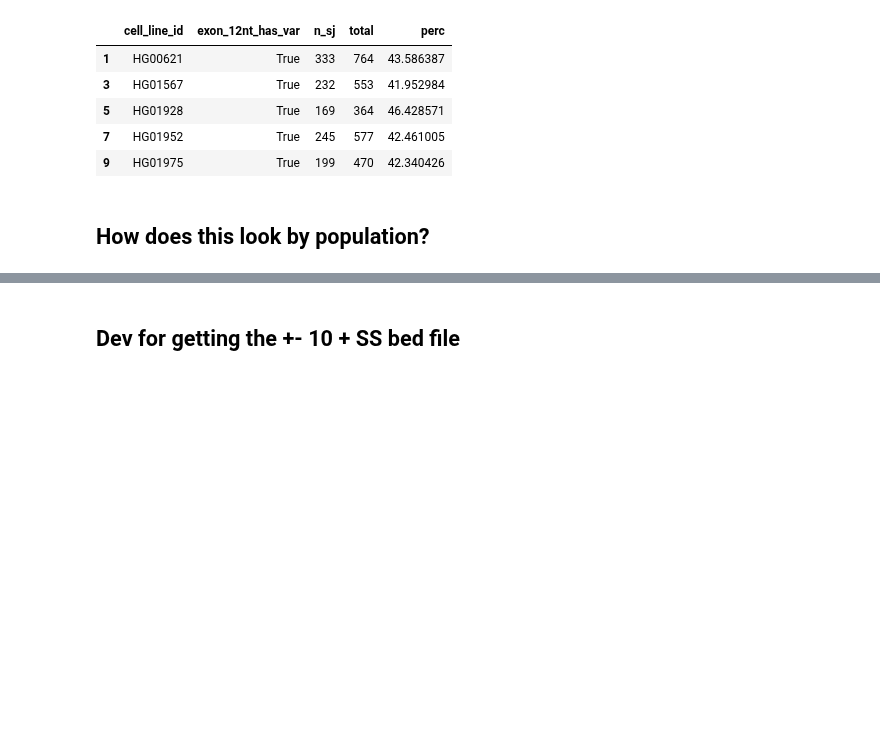
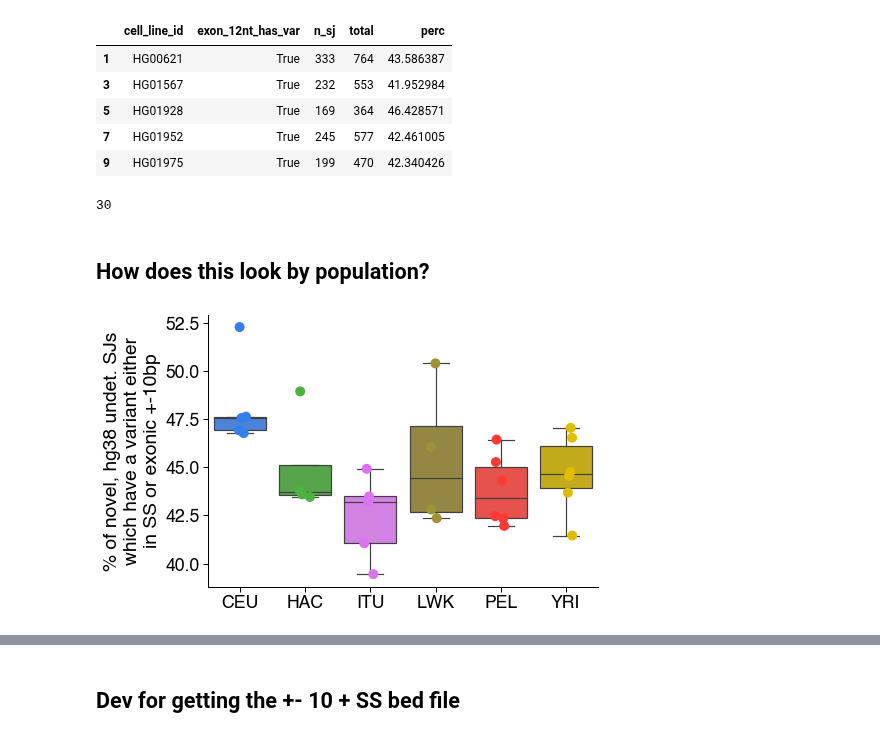
Before and after one commit to fairliereese/240903_pt, a Jupyter notebook: analysis/td_personal_exonic_sj_ss_snps.ipynb, the cells around one changed output, grey strips where cells are left out. Cells and saved outputs as stored; diff of their text form; code cells hidden in the pictures; blank space fills up the shorter version.

Commit message:
more novel sj / ic analysis; dumpster for bad distance analysis

```diff
--- a/analysis/td_personal_exonic_sj_ss_snps.ipynb
+++ b/analysis/td_personal_exonic_sj_ss_snps.ipynb
@@ -166,28 +166,34 @@ temp.head()
 | 5 | HG01928 | True | 169 | 364 | 46.428571 |
 | 7 | HG01952 | True | 245 | 577 | 42.461005 |
 | 9 | HG01975 | True | 199 | 470 | 42.340426 |
+# %%
+len(temp)
+# %% [output]
+30
 # %% [markdown]
 ## How does this look by population?
 # %%
 # do the plot by population too just because
 temp = temp.merge(meta_df[['cell_line_id_1000g', 'population']],
                     how='left',
                     left_on='cell_line_id',
                     right_on='cell_line_id_1000g')
 init_plot_settings(aspect='rectangle')
 c_dict, order = get_population_colors(cats=temp.population.unique().tolist())
 ax = sns.boxplot(temp,
             x='population',
-            y='perc_uniq_to_haplotypes',
+            y='perc',
             palette=c_dict,
             order=order,
             saturation=0.75,
             showfliers=False)
-sns.stripplot(x='population', y='perc_uniq_to_haplotypes', data=temp, jitter=True,
+sns.stripplot(x='population', y='perc', data=temp, jitter=True,
               palette=c_dict,
               order=order,
               size=10,
               edgecolor='k')
-_ = ax.set(xlabel='', ylabel='% novel SJs unique to\npersonalized-GRCh38s')
+_ = ax.set(xlabel='', ylabel='% of novel, hg38 undet. SJs\nwhich have a variant either\nin SS or exonic +-10bp')
 ax.spines['right'].set_visible(False)
 ax.spines['top'].set_visible(False)
+# %% [output]
+[figure, added]
```
Also changed, not shown: parts of 1 cell of this notebook, 1 other file.
